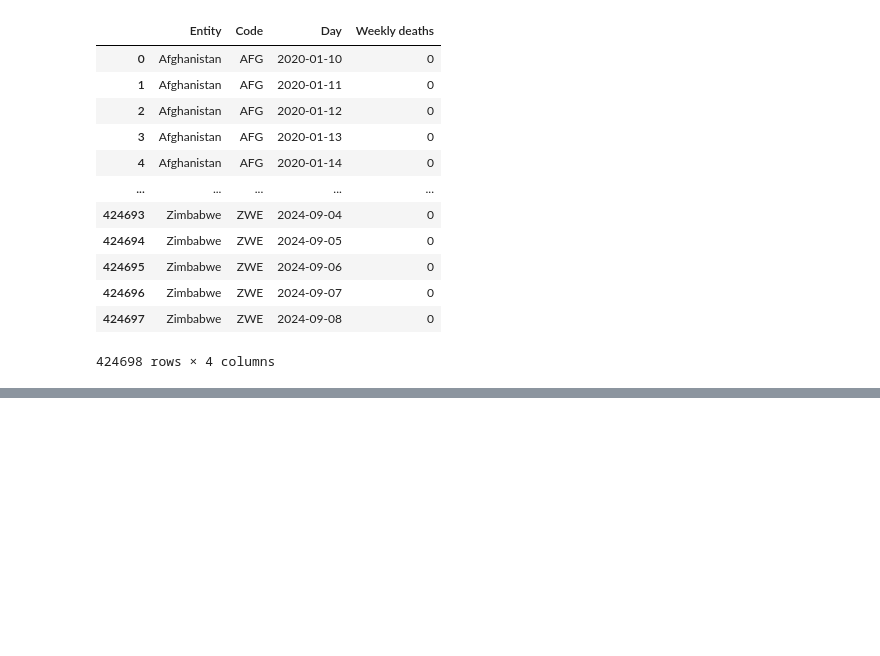
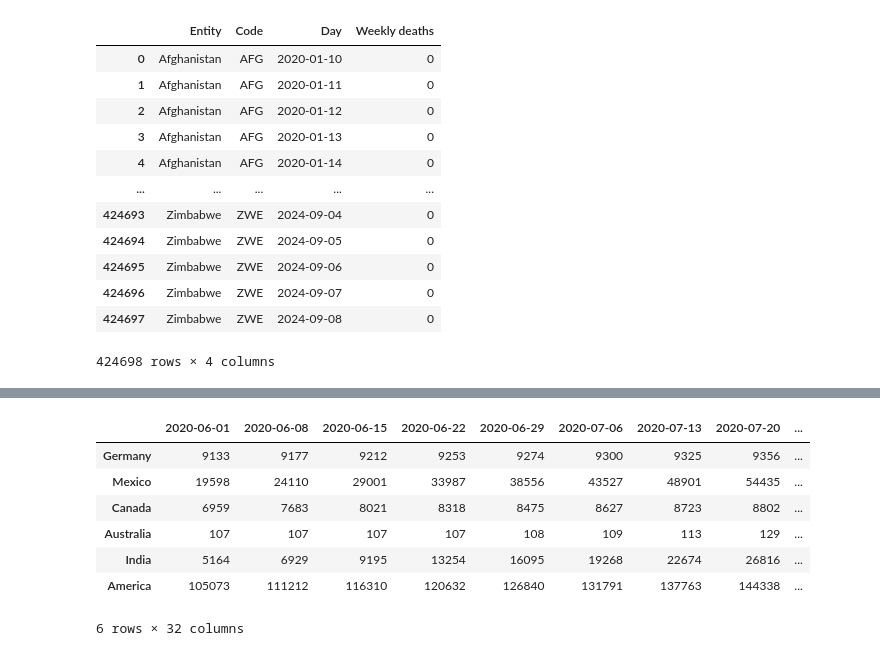
Before and after one commit to smbarber2/405ProjectGroup1, a Jupyter notebook: group_stage2.ipynb, the cells around one changed output, grey strips where cells are left out. Saved outputs shown, nothing was run; the diff lists cells and outputs as text; code cells hidden in the pictures; blank space fills up the shorter version.

```diff
--- a/group_stage2.ipynb
+++ b/group_stage2.ipynb
@@ -164,0 +173,12 @@ finaler
+# %%
+world_countries_deaths_compare = cumulative_deaths._append(america)
+world_countries_deaths_compare
+# %% [output]
+|  | 2020-06-01 | 2020-06-08 | 2020-06-15 | 2020-06-22 | 2020-06-29 | 2020-07-06 | 2020-07-13 | 2020-07-20 | ... |
+| Germany | 9133 | 9177 | 9212 | 9253 | 9274 | 9300 | 9325 | 9356 | ... |
+| Mexico | 19598 | 24110 | 29001 | 33987 | 38556 | 43527 | 48901 | 54435 | ... |
+| Canada | 6959 | 7683 | 8021 | 8318 | 8475 | 8627 | 8723 | 8802 | ... |
+| Australia | 107 | 107 | 107 | 107 | 108 | 109 | 113 | 129 | ... |
+| India | 5164 | 6929 | 9195 | 13254 | 16095 | 19268 | 22674 | 26816 | ... |
+| America | 105073 | 111212 | 116310 | 120632 | 126840 | 131791 | 137763 | 144338 | ... |
+6 rows × 32 columns
```
Also changed, not shown: parts of 4 cells of this notebook.
